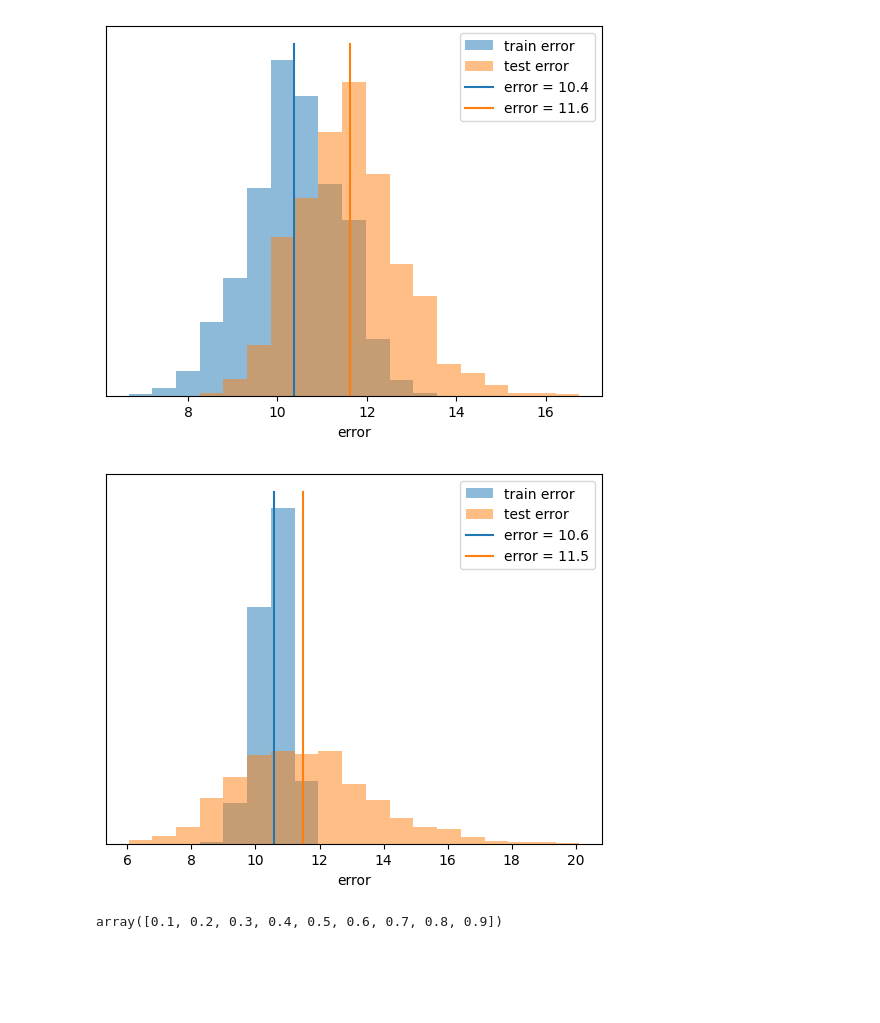
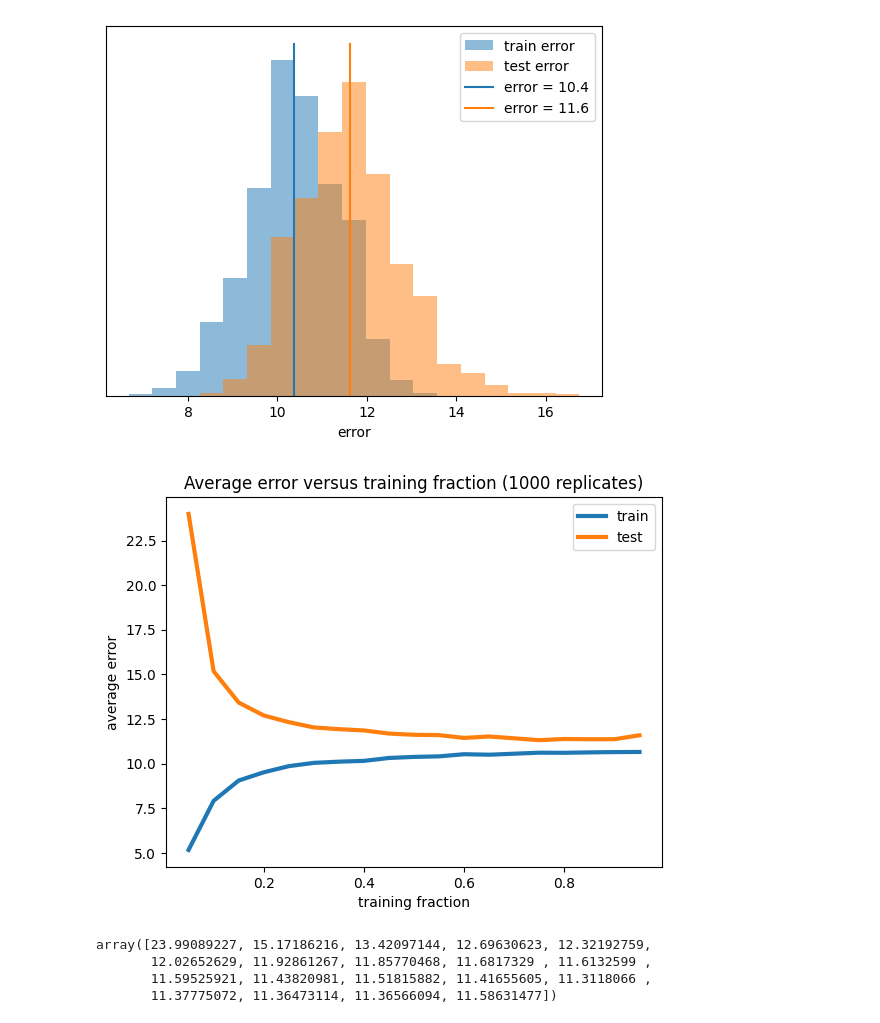
Before and after one commit to mgreenbe/DATA335W2025, a Jupyter notebook: code/L14.ipynb, the cells around one changed output. Cells and saved outputs as stored; diff of their text form; code cells hidden in the pictures; blank space fills up the shorter version.

```diff
--- a/code/L14.ipynb
+++ b/code/L14.ipynb
@@ -127,45 +127,33 @@ plt.show()
 [figure]
 # %%
 r = 1000
-test_sizes = np.arange(1, 10) / 10
+train_sizes = np.arange(0.05, 1, 0.05)
 
-train_errs = np.zeros((len(test_sizes), r))
-test_errs = np.zeros((len(test_sizes), r))
+train_errs = np.zeros((len(train_sizes), r))
+test_errs = np.zeros((len(train_sizes), r))
 
 model = LinearRegression()
 
-for i, test_size in enumerate(test_sizes):
+for i, train_size in enumerate(train_sizes):
     for j in range(r):
-        X_train, X_test, y_train, y_test = train_test_split(X, y, test_size=test_size)
+        X_train, X_test, y_train, y_test = train_test_split(X, y, train_size=train_size)
         model.fit(X_train, y_train)
-        train_errs[i] = mean_squared_error(y_train, model.predict(X_train))
-        test_errs[i] = mean_squared_error(y_test, model.predict(X_test))
+        train_errs[i, j] = mean_squared_error(y_train, model.predict(X_train))
+        test_errs[i, j] = mean_squared_error(y_test, model.predict(X_test))
-# %%
-m = np.min([*train_errs, *test_errs])
-M = np.max([*train_errs, *test_errs])
-bins = np.linspace(m, M, 20)
-plt.hist(train_errs, bins=bins, alpha=0.5, label="train error")
-plt.hist(test_errs, bins=bins, alpha=0.5, label="test error")
-ylim = plt.ylim()
-plt.plot(
-    [train_errs.mean(), train_errs.mean()],
-    ylim,
-    color="C0",
-    label=f"error = {train_errs.mean():.1f}",
-)
-plt.plot(
-    [test_errs.mean(), test_errs.mean()],
-    ylim,
-    color="C1",
-    label=f"error = {test_errs.mean():.1f}",
-)
-plt.yticks([])
-plt.xlabel("error")
-plt.legend()
-plt.show()
-# %% [output]
-[figure, removed]
-# %%
-test_sizes
-# %% [output]
-array([0.1, 0.2, 0.3, 0.4, 0.5, 0.6, 0.7, 0.8, 0.9])
+# %%
+plt.plot(train_sizes, train_errs.mean(axis=1), lw=3, label="train")
+plt.plot(train_sizes, test_errs.mean(axis=1), lw=3, label="test")
+plt.xlabel("training fraction")
+plt.ylabel("average error")
+plt.title(f"Average error versus training fraction ({r} replicates)")
+plt.legend()
+plt.show()
+# %% [output]
+[figure, added]
+# %%
+test_errs.mean(axis=1)
+# %% [output]
+array([23.99089227, 15.17186216, 13.42097144, 12.69630623, 12.32192759,
+       12.02652629, 11.92861267, 11.85770468, 11.6817329 , 11.6132599 ,
+       11.59525921, 11.43820981, 11.51815882, 11.41655605, 11.3118066 ,
+       11.37775072, 11.36473114, 11.36566094, 11.58631477])
```
Also changed, not shown: 5 other files.
